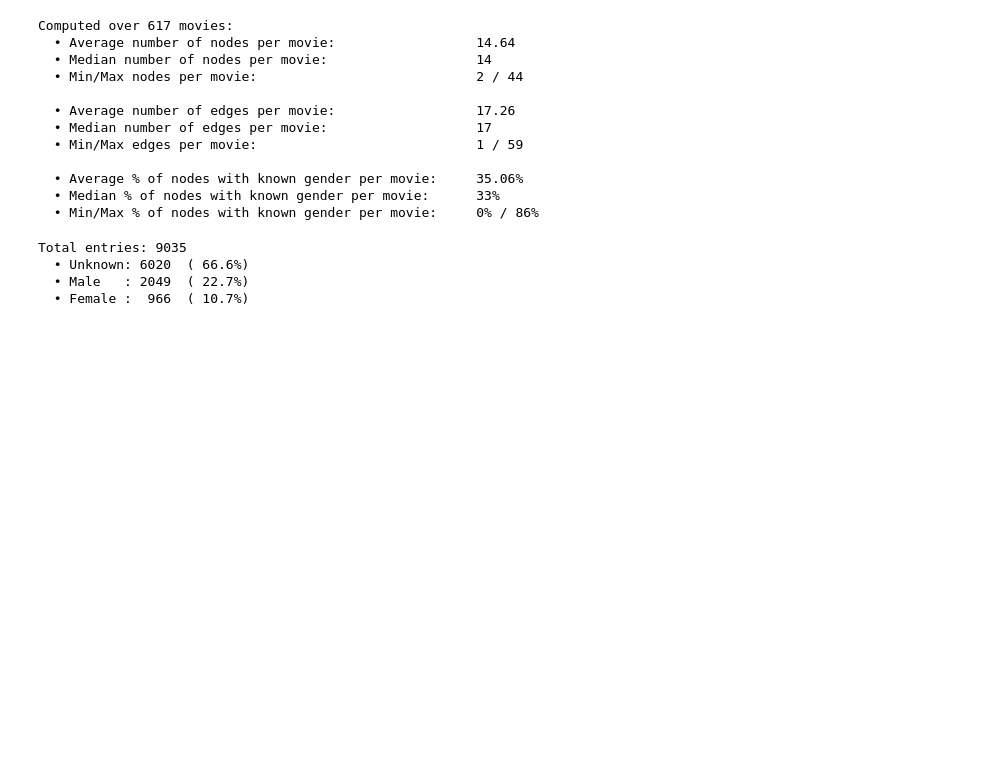
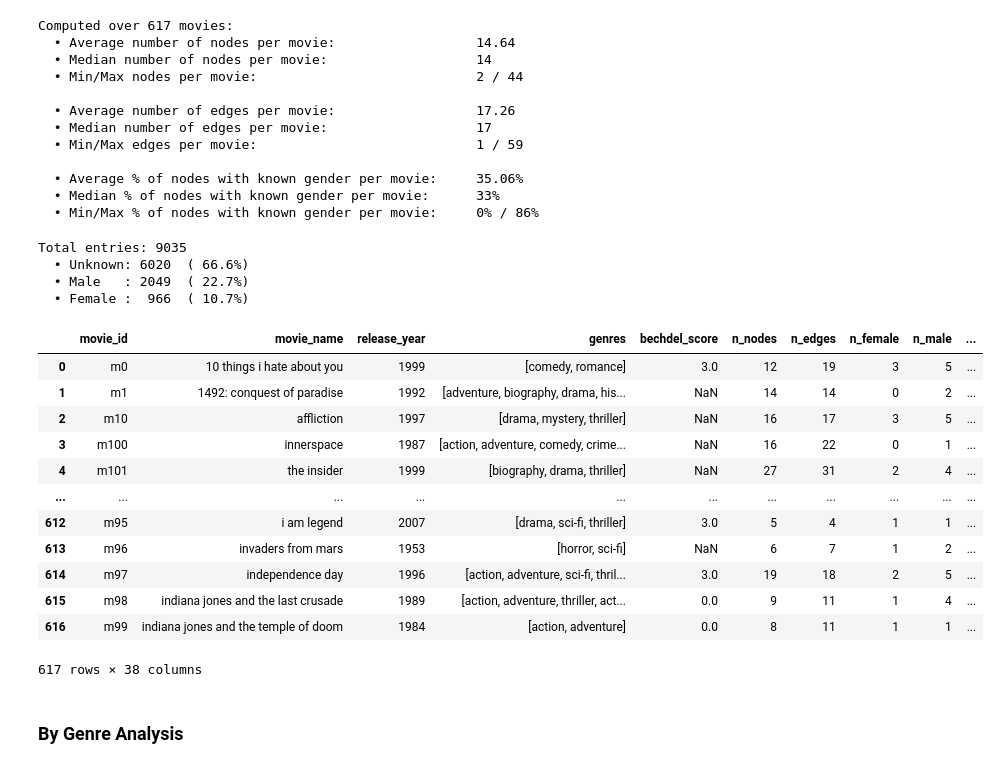
Before and after one commit to liasver/Psychological_Networks_Project, a Jupyter notebook: NetworkBuilder.ipynb, the cells around one changed output. Drawn from its saved outputs; the diff is of its cells as text; code cells hidden in the pictures; blank space fills up the shorter version.

```diff
--- a/NetworkBuilder.ipynb
+++ b/NetworkBuilder.ipynb
@@ -459,0 +575,19 @@ Total entries: 9035
+# %%
+df_metrics = calc_graph_metrics(graphs_by_movie, df_meta)
+df_metrics
+# %% [output]
+|  | movie_id | movie_name | release_year | genres | bechdel_score | n_nodes | n_edges | n_female | n_male | ... |
+| 0 | m0 | 10 things i hate about you | 1999 | [comedy, romance] | 3.0 | 12 | 19 | 3 | 5 | ... |
+| 1 | m1 | 1492: conquest of paradise | 1992 | [adventure, biography, drama, his... | NaN | 14 | 14 | 0 | 2 | ... |
+| 2 | m10 | affliction | 1997 | [drama, mystery, thriller] | NaN | 16 | 17 | 3 | 5 | ... |
+| 3 | m100 | innerspace | 1987 | [action, adventure, comedy, crime... | NaN | 16 | 22 | 0 | 1 | ... |
+| 4 | m101 | the insider | 1999 | [biography, drama, thriller] | NaN | 27 | 31 | 2 | 4 | ... |
+| ... | ... | ... | ... | ... | ... | ... | ... | ... | ... | ... |
+| 612 | m95 | i am legend | 2007 | [drama, sci-fi, thriller] | 3.0 | 5 | 4 | 1 | 1 | ... |
+| 613 | m96 | invaders from mars | 1953 | [horror, sci-fi] | NaN | 6 | 7 | 1 | 2 | ... |
+| 614 | m97 | independence day | 1996 | [action, adventure, sci-fi, thril... | 3.0 | 19 | 18 | 2 | 5 | ... |
+| 615 | m98 | indiana jones and the last crusade | 1989 | [action, adventure, thriller, act... | 0.0 | 9 | 11 | 1 | 4 | ... |
+| 616 | m99 | indiana jones and the temple of doom | 1984 | [action, adventure] | 0.0 | 8 | 11 | 1 | 1 | ... |
+617 rows × 38 columns
+# %% [markdown]
+### By Genre Analysis
```
Also changed, not shown: parts of 6 cells of this notebook, 1 other file.
